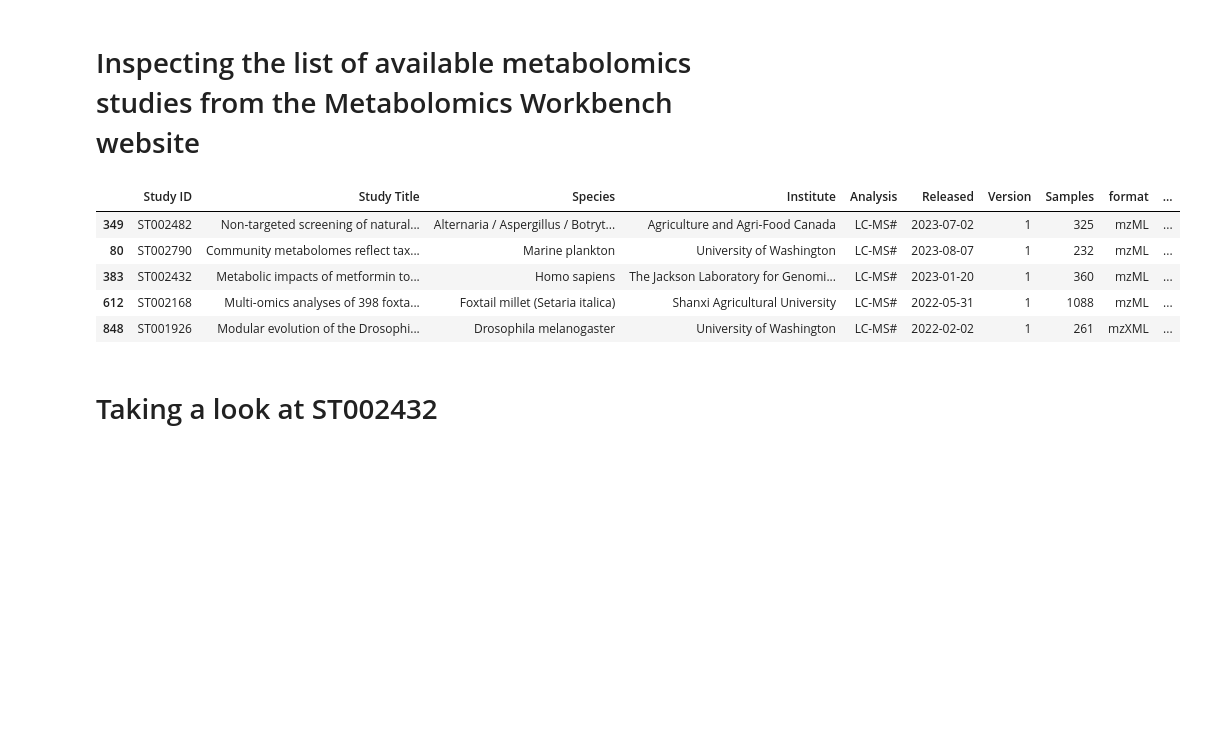
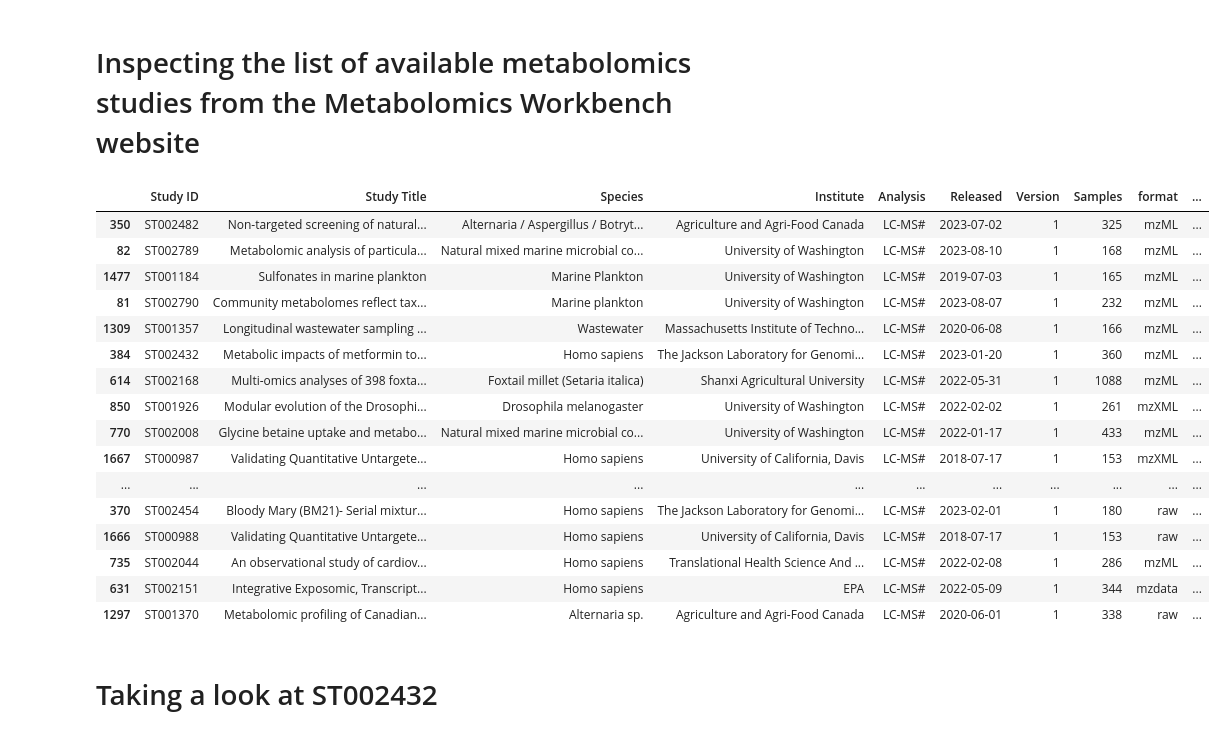
Before and after one commit to adamcseresznye/DeepLCMS, a Jupyter notebook: notebooks/NB1_ACS_Retrieve_dataset.ipynb, the cells around one changed output. Saved outputs shown, nothing was run; the diff lists cells and outputs as text; code cells hidden in the pictures; blank space fills up the shorter version.

```diff
--- a/notebooks/NB1_ACS_Retrieve_dataset.ipynb
+++ b/notebooks/NB1_ACS_Retrieve_dataset.ipynb
@@ -8,14 +9,25 @@ from deeplcms_functions import inspect_database, utils
 # %%
 datasets = inspect_database.return_metabolomics_workbench_studies()
 # %%
-inspect_database.filter_and_sort_datasets(datasets, min_samples=200).head(5)
+inspect_database.filter_and_sort_datasets(datasets, min_samples=150).head(20)
 # %% [output]
 |  | Study ID | Study Title | Species | Institute | Analysis | Released | Version | Samples | format | ... |
-| 349 | ST002482 | Non-targeted screening of natural... | Alternaria / Aspergillus / Botryt... | Agriculture and Agri-Food Canada | LC-MS# | 2023-07-02 | 1 | 325 | mzML | ... |
-| 80 | ST002790 | Community metabolomes reflect tax... | Marine plankton | University of Washington | LC-MS# | 2023-08-07 | 1 | 232 | mzML | ... |
-| 383 | ST002432 | Metabolic impacts of metformin to... | Homo sapiens | The Jackson Laboratory for Genomi... | LC-MS# | 2023-01-20 | 1 | 360 | mzML | ... |
-| 612 | ST002168 | Multi-omics analyses of 398 foxta... | Foxtail millet (Setaria italica) | Shanxi Agricultural University | LC-MS# | 2022-05-31 | 1 | 1088 | mzML | ... |
-| 848 | ST001926 | Modular evolution of the Drosophi... | Drosophila melanogaster | University of Washington | LC-MS# | 2022-02-02 | 1 | 261 | mzXML | ... |
+| 350 | ST002482 | Non-targeted screening of natural... | Alternaria / Aspergillus / Botryt... | Agriculture and Agri-Food Canada | LC-MS# | 2023-07-02 | 1 | 325 | mzML | ... |
+| 82 | ST002789 | Metabolomic analysis of particula... | Natural mixed marine microbial co... | University of Washington | LC-MS# | 2023-08-10 | 1 | 168 | mzML | ... |
+| 1477 | ST001184 | Sulfonates in marine plankton | Marine Plankton | University of Washington | LC-MS# | 2019-07-03 | 1 | 165 | mzML | ... |
+| 81 | ST002790 | Community metabolomes reflect tax... | Marine plankton | University of Washington | LC-MS# | 2023-08-07 | 1 | 232 | mzML | ... |
+| 1309 | ST001357 | Longitudinal wastewater sampling ... | Wastewater | Massachusetts Institute of Techno... | LC-MS# | 2020-06-08 | 1 | 166 | mzML | ... |
+| 384 | ST002432 | Metabolic impacts of metformin to... | Homo sapiens | The Jackson Laboratory for Genomi... | LC-MS# | 2023-01-20 | 1 | 360 | mzML | ... |
+| 614 | ST002168 | Multi-omics analyses of 398 foxta... | Foxtail millet (Setaria italica) | Shanxi Agricultural University | LC-MS# | 2022-05-31 | 1 | 1088 | mzML | ... |
+| 850 | ST001926 | Modular evolution of the Drosophi... | Drosophila melanogaster | University of Washington | LC-MS# | 2022-02-02 | 1 | 261 | mzXML | ... |
+| 770 | ST002008 | Glycine betaine uptake and metabo... | Natural mixed marine microbial co... | University of Washington | LC-MS# | 2022-01-17 | 1 | 433 | mzML | ... |
+| 1667 | ST000987 | Validating Quantitative Untargete... | Homo sapiens | University of California, Davis | LC-MS# | 2018-07-17 | 1 | 153 | mzXML | ... |
+| ... | ... | ... | ... | ... | ... | ... | ... | ... | ... | ... |
+| 370 | ST002454 | Bloody Mary (BM21)- Serial mixtur... | Homo sapiens | The Jackson Laboratory for Genomi... | LC-MS# | 2023-02-01 | 1 | 180 | raw | ... |
+| 1666 | ST000988 | Validating Quantitative Untargete... | Homo sapiens | University of California, Davis | LC-MS# | 2018-07-17 | 1 | 153 | raw | ... |
+| 735 | ST002044 | An observational study of cardiov... | Homo sapiens | Translational Health Science And ... | LC-MS# | 2022-02-08 | 1 | 286 | mzML | ... |
+| 631 | ST002151 | Integrative Exposomic, Transcript... | Homo sapiens | EPA | LC-MS# | 2022-05-09 | 1 | 344 | mzdata | ... |
+| 1297 | ST001370 | Metabolomic profiling of Canadian... | Alternaria sp. | Agriculture and Agri-Food Canada | LC-MS# | 2020-06-01 | 1 | 338 | raw | ... |
 # %% [markdown]
 # Taking a look at ST002432
 # %%
```
Also changed, not shown: parts of 1 cell of this notebook, 2 other files.
